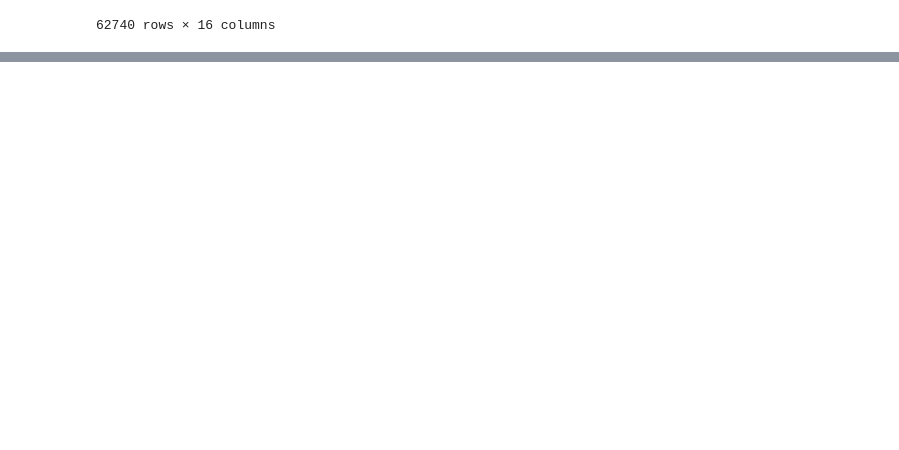
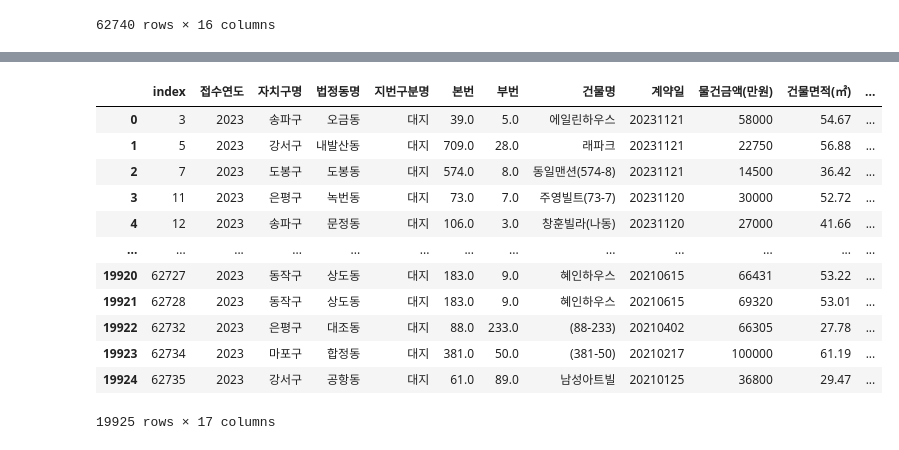
Before and after one commit to isk03300/my_projcet, a Jupyter notebook: dev_data.ipynb, the cells around one changed output, grey strips where cells are left out. Cells and saved outputs as stored; diff of their text form; code cells hidden in the pictures; blank space fills up the shorter version.

```diff
--- a/dev_data.ipynb
+++ b/dev_data.ipynb
@@ -154,0 +95,16 @@ Name: 계약일, Length: 62740, dtype: datetime64[ns]
+# %%
+df.loc[ df['건물용도'] =='연립다세대' , ].reset_index()
+# %% [output]
+|  | index | 접수연도 | 자치구명 | 법정동명 | 지번구분명 | 본번 | 부번 | 건물명 | 계약일 | 물건금액(만원) | 건물면적(㎡) | ... |
+| 0 | 3 | 2023 | 송파구 | 오금동 | 대지 | 39.0 | 5.0 | 에일린하우스 | 20231121 | 58000 | 54.67 | ... |
+| 1 | 5 | 2023 | 강서구 | 내발산동 | 대지 | 709.0 | 28.0 | 래파크 | 20231121 | 22750 | 56.88 | ... |
+| 2 | 7 | 2023 | 도봉구 | 도봉동 | 대지 | 574.0 | 8.0 | 동일맨션(574-8) | 20231121 | 14500 | 36.42 | ... |
+| 3 | 11 | 2023 | 은평구 | 녹번동 | 대지 | 73.0 | 7.0 | 주영빌트(73-7) | 20231120 | 30000 | 52.72 | ... |
+| 4 | 12 | 2023 | 송파구 | 문정동 | 대지 | 106.0 | 3.0 | 창훈빌라(나동) | 20231120 | 27000 | 41.66 | ... |
+| ... | ... | ... | ... | ... | ... | ... | ... | ... | ... | ... | ... | ... |
+| 19920 | 62727 | 2023 | 동작구 | 상도동 | 대지 | 183.0 | 9.0 | 혜인하우스 | 20210615 | 66431 | 53.22 | ... |
+| 19921 | 62728 | 2023 | 동작구 | 상도동 | 대지 | 183.0 | 9.0 | 혜인하우스 | 20210615 | 69320 | 53.01 | ... |
+| 19922 | 62732 | 2023 | 은평구 | 대조동 | 대지 | 88.0 | 233.0 | (88-233) | 20210402 | 66305 | 27.78 | ... |
+| 19923 | 62734 | 2023 | 마포구 | 합정동 | 대지 | 381.0 | 50.0 | (381-50) | 20210217 | 100000 | 61.19 | ... |
+| 19924 | 62735 | 2023 | 강서구 | 공항동 | 대지 | 61.0 | 89.0 | 남성아트빌 | 20210125 | 36800 | 29.47 | ... |
+19925 rows × 17 columns
```
Also changed, not shown: parts of 18 cells of this notebook, 5 other files.
